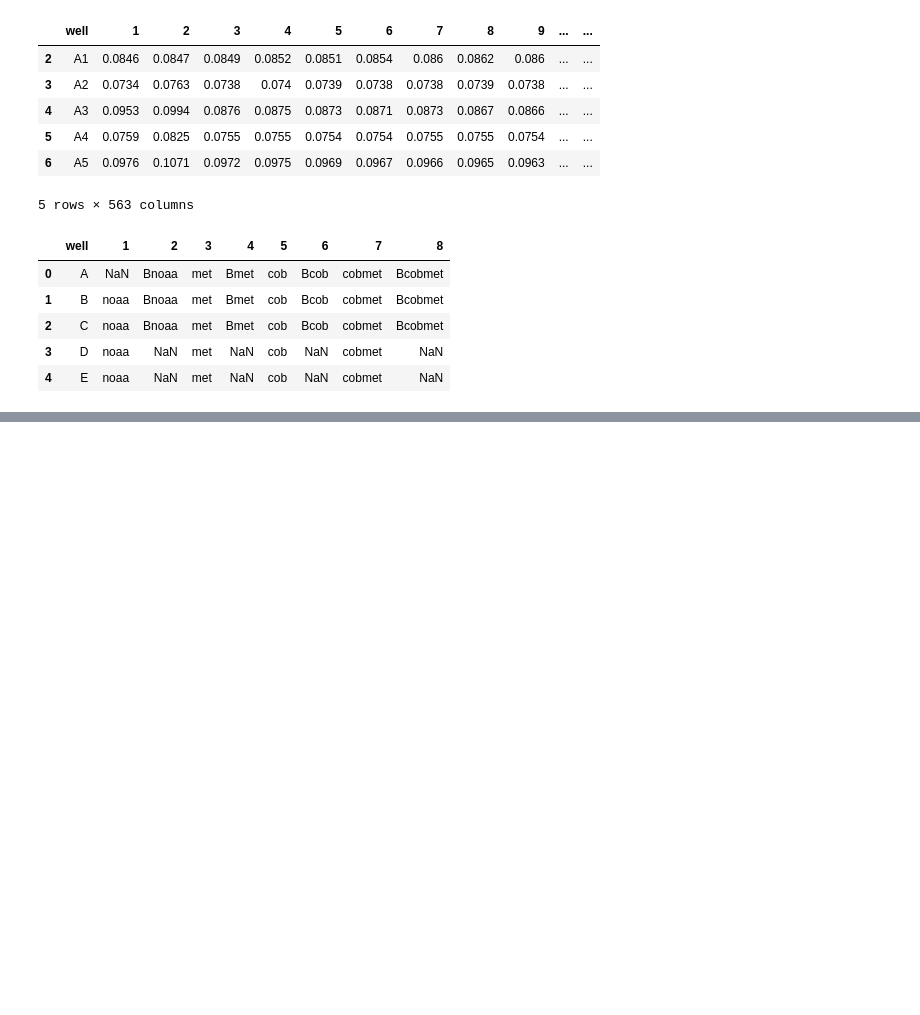
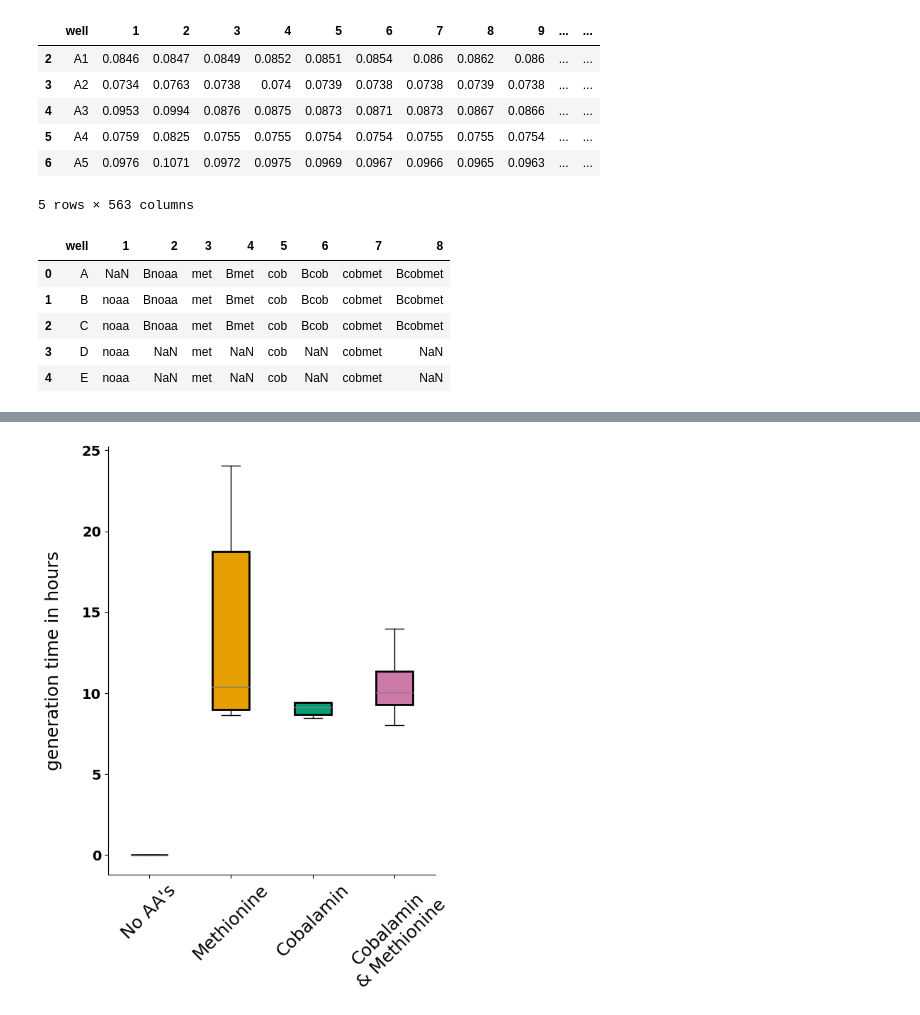
Before and after one commit to Kanomble/amino_acid_project, a Jupyter notebook: scripts/tecan_analysis.ipynb, the cells around one changed output, grey strips where cells are left out. Cells and saved outputs as stored; diff of their text form; code cells hidden in the pictures; blank space fills up the shorter version.

```diff
--- a/scripts/tecan_analysis.ipynb
+++ b/scripts/tecan_analysis.ipynb
@@ -179,0 +250,7 @@ plt.savefig("../results/figures/cobalamin_growth.jpg",dpi=400)
+# %%
+log_dict = {}
+for key in s_to_d.keys():
+    log_dict[key] = np.log10(s_to_d[key][2].T)
+# %%
+gtime_df = np.round(calculate_generation_times(log_dict, 0.1, 0.4) / 60, 2)
+gtime_df
@@ -179,0 +266,25 @@ plt.savefig("../results/figures/cobalamin_growth.jpg",dpi=400)
+# %%
+plt.figure(figsize=(6,8))
+
+#fig, ax = plt.subplots()
+
+positions = [0.4,0.8,1.2,1.6] # [0.4,0.8,1.2,1.6]
+box = plt.boxplot(gtime_df, positions=positions, meanline=False,
+            medianprops=dict(color="grey"), boxprops=dict(color="black", linewidth=2), patch_artist=True)
+
+plt.xticks(positions,["No AA's", "Methionine", "Cobalamin", "Cobalamin\n& Methionine"], rotation=45, fontsize=18)
+plt.ylabel("generation time in hours", fontsize=18, labelpad=20)
+plt.yticks(fontsize=14, fontweight="bold")
+plt.xlim(0.2,max(positions)+0.2)
+
+{"noaa":"#0072B2","met":"#E69F00","cob":"#009E73","cobmet":"#CC79A7"}
+colors = ["#0072B2","#E69F00","#009E73","#CC79A7"]
+for patch, color in zip(box['boxes'], colors):
+    patch.set_facecolor(color)
+ax = plt.gca()
+ax.spines['top'].set_visible(False)
+ax.spines['right'].set_visible(False)
+plt.tight_layout()
+plt.savefig("../results/figures/met_cob_generationtime.svg")
+# %% [output]
+[figure, added]
```
Also changed, not shown: parts of 9 cells of this notebook, 2 other files.
